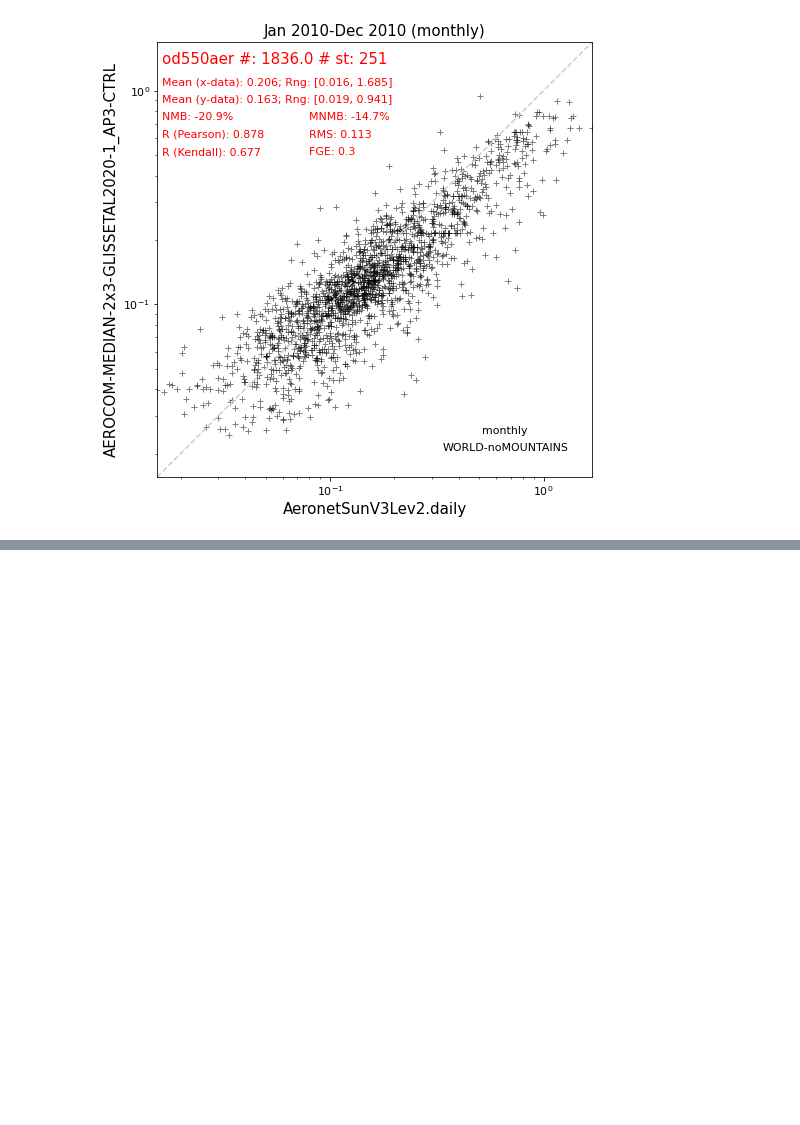
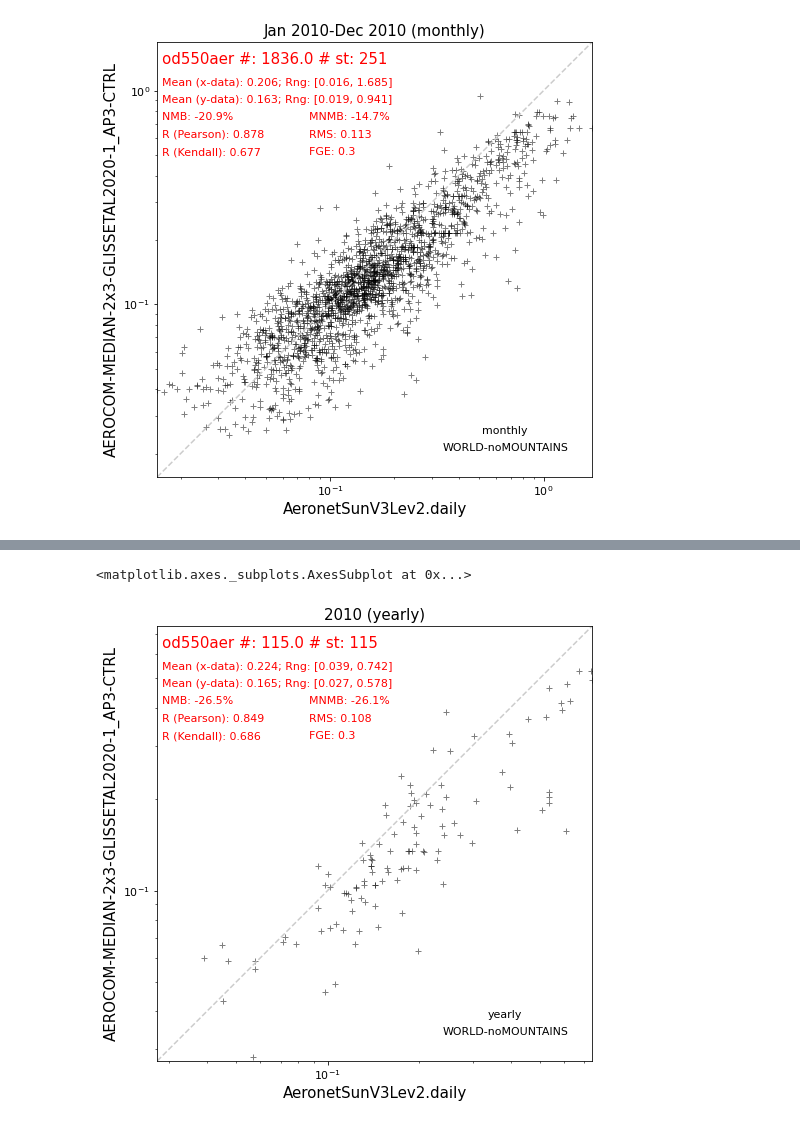
Before and after one commit to metno/pyaerocom-meetings, a Jupyter notebook: Feb2021_Workshop/setup_and_intro.ipynb, the cells around one changed output, grey strips where cells are left out. Drawn from its saved outputs; the diff is of its cells as text; code cells hidden in the pictures; blank space fills up the shorter version.

```diff
--- a/Feb2021_Workshop/setup_and_intro.ipynb
+++ b/Feb2021_Workshop/setup_and_intro.ipynb
@@ -203,0 +221,10 @@ By default, pyaerocom will resample time using a ca 25% coverage constraint (see
+# %%
+MY_MIN_NUM_OBS = {
+    'yearly': {'monthly': 3},
+    'monthly': {'daily': 22}
+    }
+# %%
+pya.colocation.colocate_gridded_ungridded(modelaod, obsdata, start=2010, ts_type='yearly', min_num_obs=MY_MIN_NUM_OBS).plot_scatter(loglog=True)
+# %% [output]
+<matplotlib.axes._subplots.AxesSubplot at 0x...>
+[figure, added]
```
Also changed, not shown: parts of 10 cells of this notebook, 1 other file.
